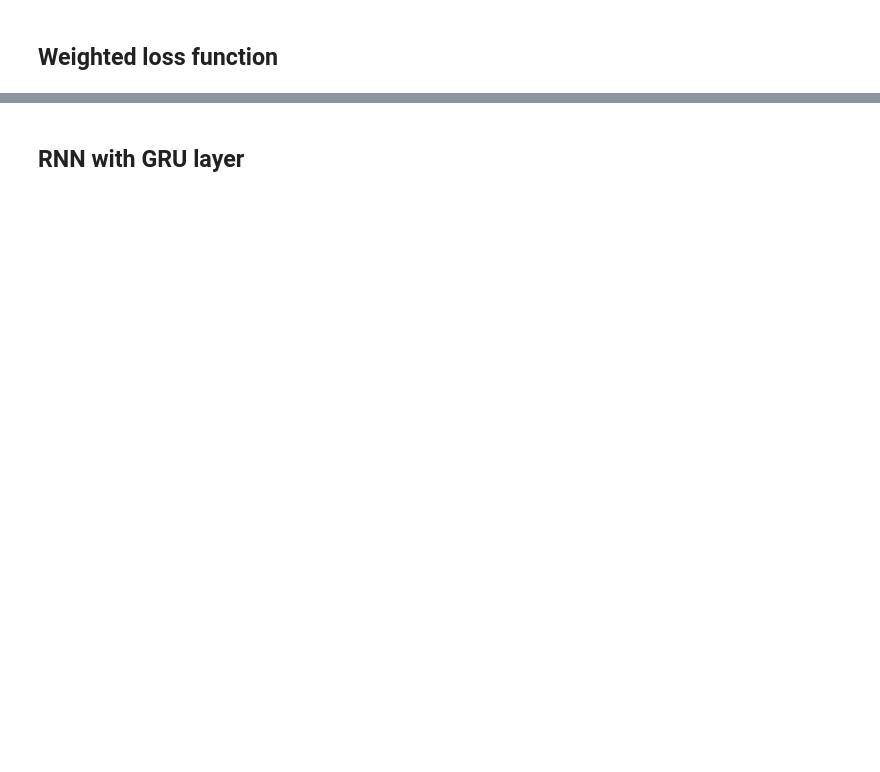
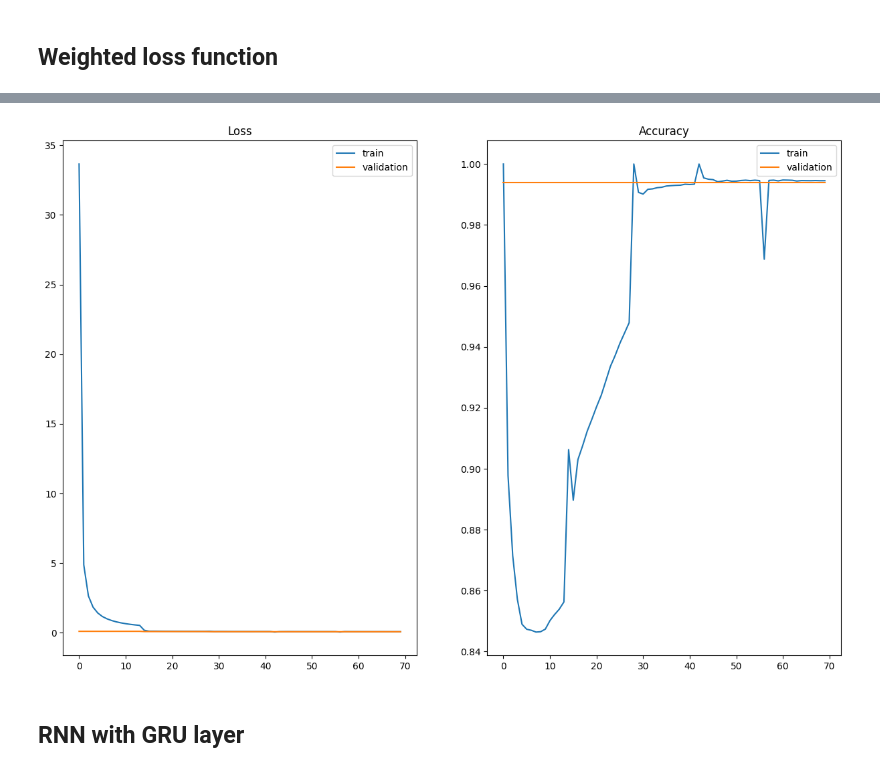
Before and after one commit to EnricoMiche1210760/toxic_comments_filter, a Jupyter notebook: src/progetto_toxic_comments_filter.ipynb, the cells around one changed output, grey strips where cells are left out. Cells and saved outputs as stored; diff of their text form; code cells hidden in the pictures; blank space fills up the shorter version.

```diff
--- a/src/progetto_toxic_comments_filter.ipynb
+++ b/src/progetto_toxic_comments_filter.ipynb
@@ -288,7 +327,7 @@ batch_log = BatchLogger()
 # %%
 clear_session()
 
-lstm_model_history="base_LSTM.plk"
+lstm_model_history="base_LSTM.pkl"
 lstm_model_name = "LSTM_model.keras"
 fit = False
 
@@ -311,11 +368,13 @@ if fit:
                         validation_data=(X_val, y_val),
                         callbacks=[early_stopping, batch_log])
     pickle.dump(lstm_history, open(storage_folder+"/"+lstm_model_history, 'wb'))
+    pickle.dump(batch_log, open(storage_folder+"/lstm_batch_log.pkl", 'wb'))
     if COLAB:
         lstm_model.save("./models/"+lstm_model_name)
     else:
         lstm_model.save("../models/"+lstm_model_name)
 else:
-      lstm_history = pickle.load(open(storage_folder+"/"+lstm_model_history, 'rb'))
+    lstm_history = pickle.load(open(storage_folder+"/"+lstm_model_history, 'rb'))
+    batch_log = pickle.load(open(storage_folder+"/lstm_batch_log.pkl", 'rb'))
 # %%
 lstm_history.history
@@ -352,7 +442,7 @@ w0, w1
 # %%
 clear_session()
 
-lstm_weight_hist="LSTM_with_weights.plk"
+lstm_weight_hist_file="LSTM_with_weights.json"
 lstm_weight_name = "LSTM_with_weights.keras"
 fit = False
 
@@ -363,8 +453,8 @@ lstm_weight, fit = build_model(
    lstm_weight,
    models_dir,
    optmizer='adam',
-   loss=md.weighted_binary_crossentropy(w0, w1),
-   metrics=['f1-score']
+   loss=weighted_binary_crossentropy(w0, w1),
+   metrics=[md.F1Score(), 'accuracy']
 )
 
 lstm_weight.summary()
@@ -371,15 +479,19 @@ lstm_weight.summary()
 # %%
 if fit:
-    lstm_weight_history = lstm_weight.fit(X_train, y_train,
+    lstm_weight_hist = lstm_weight.fit(X_train, y_train,
                         epochs=10, batch_size=32,
                         validation_data=(X_val, y_val),
                         callbacks=[early_stopping, batch_log])
-    pickle.dump(lstm_weight_history, open(storage_folder+"/"+lstm_weight_hist, 'wb'))
-    pickle.dump(batch_log, open(storage_folder+"/lstm_batch_log.plk", 'wb'))
+    json.dump(lstm_weight_hist.history, open(storage_folder+"/"+lstm_weight_hist_file, 'w'))
+    batch_infos = {'batch_loss':batch_log.batch_loss, 'batch_accuracy':batch_log.batch_accuracy}
+    json.dump(batch_infos, open(storage_folder+"/lstm_weight_batch_log.json", 'w'))
     if COLAB:
         lstm_weight.save("./models/"+lstm_weight_name)
     else:
         lstm_weight.save("../models/"+lstm_weight_name)
+    lstm_weight_history = lstm_weight_hist.history
 else:
-    lstm_history = pickle.load(open(storage_folder+"/"+lstm_weight_hist, 'rb'))
-    batch_log = pickle.load(open(storage_folder+"/lstm_batch_log.plk", 'rb'))
+    lstm_weight_history = json.load(open(storage_folder+"/"+lstm_weight_hist_file, 'r'))
+    batch_infos = json.load(open(storage_folder+"/lstm_weight_batch_log.json", 'r'))
+    batch_log.batch_loss = batch_infos['batch_loss']
+    batch_log.batch_accuracy = batch_infos['batch_accuracy']
@@ -389,3 +520,8 @@ pl.print_confusion_matrix(y_test, y_pred, injurious.columns)
+# %%
+stretch_loss, stretch_accuracy = stretch_loss_accuracy(lstm_weight_history['val_loss'], lstm_weight_history['val_accuracy'], batch_log)
+pl.plot_training_stats(batch_log.batch_loss, stretch_loss, batch_log.batch_accuracy, stretch_accuracy)
+# %% [output]
+[figure, added]
 # %% [markdown]
 ## RNN with GRU layer
 # %%
```
Also changed, not shown: parts of 34 cells of this notebook, 2 other files.
